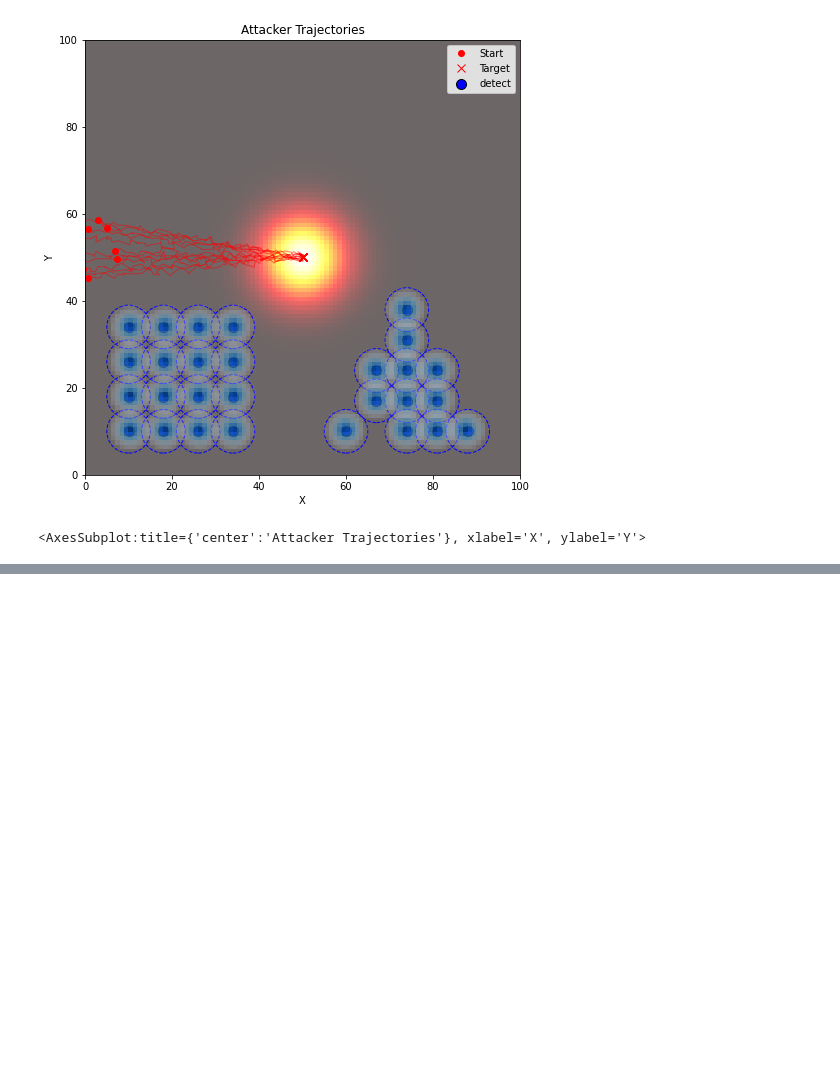
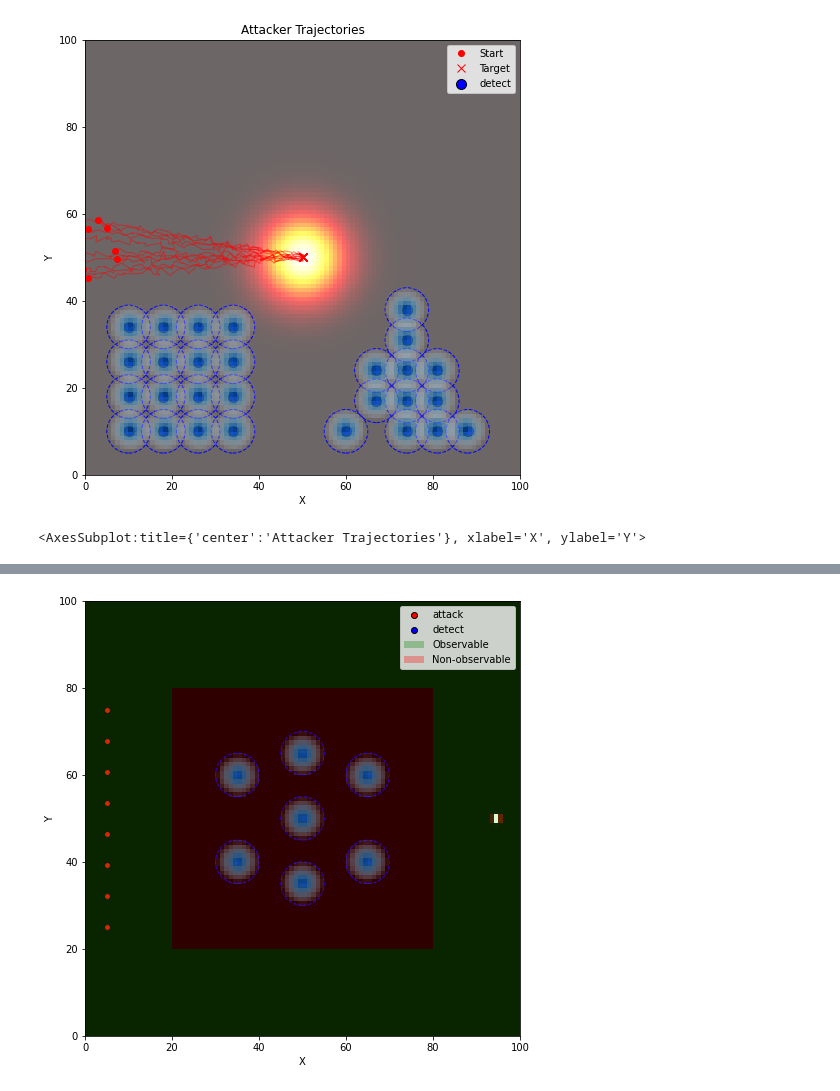
Before and after one commit to Mullerio/EDTHBerlin, a Jupyter notebook: visualize_target.ipynb, the cells around one changed output, grey strips where cells are left out. Drawn from its saved outputs; the diff is of its cells as text; code cells hidden in the pictures; blank space fills up the shorter version.

Commit message:
new env for more local analysis for detection (possibly also intercept but later)

```diff
--- a/visualize_target.ipynb
+++ b/visualize_target.ipynb
@@ -170,0 +173,95 @@ Rectangle and triangle detectors with attackers
+# %%
+# Demo: SectorEnv with fly-through scenario - attackers cross entire grid
+from src.env import SectorEnv
+from src.attackers import Attacker, AttackerSwarm
+from src.detectors import Detector
+from configs import detector_configs
+from src.targets import PointTarget
+import numpy as np
+
+# Create sector environment
+width = 100
+height = 100
+
+# Use a point target on the opposite side of the grid (right side, middle)
+target = PointTarget.at_position(x=95.0, y=50.0, epsilon=0.5)
+sector_env = SectorEnv(width, height, target, default_observable=True)
+
+# Define a large non-observable corridor through the middle (this is where detection is uncertain)
+# The corridor represents a region without radar/satellite coverage
+sector_env.set_rectangular_sector(x0=20, y0=20, w=60, h=60, observable=False)
+
+# Place detector drones strategically in the non-observable region
+# Fewer detectors = longer undetected flight time, more detectors = higher detection probability
+detector_positions = [
+    (35, 40), (35, 60),
+    (50, 35), (50, 50), (50, 65),
+    (65, 40), (65, 60)
+]
+
+for pos in detector_positions:
+    det = Detector(type=detector_configs.DetectorType.RADAR, position=pos)
+    sector_env.add_detector(det)
+
+# Create multiple attackers starting from left side, all heading to same target point on right
+# They fly straight through the non-observable sector
+num_attackers = 8
+start_y_positions = np.linspace(25, 75, num_attackers)
+
+attackers = []
+for y_start in start_y_positions:
+    attacker = Attacker(
+        start_position=(5.0, y_start),
+        target_position=(95.0, 50.0),  # All aim for same point on opposite side
+        speed=2.0,  # 2 units per second
+        speed_noise=0.15,
+        noise_std=0.3
+    )
+    attacker.position = attacker.trajectory[0]
+    sector_env.add_atk_drone(attacker)
+    attackers.append(attacker)
+
+# Visualize the sector environment with all attackers
+print("=== Fly-Through Scenario (Detection in NON-OBSERVABLE region only) ===")
+print(f"Number of attackers: {len(attackers)}")
+print(f"Number of detectors in non-observable zone: {len(detector_positions)}")
+print(f"Target point: (95.0, 50.0)")
+print()
+
+# Analyze each attacker's trajectory
+print("Individual trajectory analysis:")
+for i, attacker in enumerate(attackers):
+    analysis = sector_env.analyze_trajectory(attacker.trajectory, time_per_step=1.0, only_nonobservable=True)
+    print(f"\nAttacker {i+1} (start y={start_y_positions[i]:.1f}):")
+    print(f"  Total flight time: {len(attacker.trajectory)}s")
+    print(f"  Time in non-observable: {analysis['time_in_nonobservable']:.1f}s")
+    print(f"  Cumulative detection prob (non-obs only): {analysis['cumulative_detection_prob']:.2%}")
+    print(f"  Detection chance per second: {analysis['avg_detection_per_second']:.3%}")
+    print(f"  Detection chance per 10s: {analysis['detection_rate_per_interval']['10s']:.2%}")
+    print(f"  Detection chance per 30s: {analysis['detection_rate_per_interval']['30s']:.2%}")
+    t90 = sector_env.time_until_detection(attacker.trajectory, threshold=0.9)
+    print(f"  Time to 90% detection: {t90:.1f}s" if t90 else "  Never reaches 90%")
+
+# Calculate average across all attackers
+avg_cumulative = np.mean([sector_env.analyze_trajectory(a.trajectory, only_nonobservable=True)['cumulative_detection_prob']
+                          for a in attackers])
+avg_per_sec = np.mean([sector_env.analyze_trajectory(a.trajectory, only_nonobservable=True)['avg_detection_per_second']
+                       for a in attackers])
+avg_time_nonobs = np.mean([sector_env.analyze_trajectory(a.trajectory, only_nonobservable=True)['time_in_nonobservable']
+                           for a in attackers])
+
+print("\n=== AVERAGE ACROSS ALL ATTACKERS ===")
+print(f"Average cumulative detection prob: {avg_cumulative:.2%}")
+print(f"Average detection per second: {avg_per_sec:.3%}")
+print(f"Average time in non-observable: {avg_time_nonobs:.1f}s")
+
+# Visualize the environment
+sector_env.visualize(figsize=(10, 8), show_sectors=True)
+
+# Visualize trajectories
+sector_env.visualize_trajectories(figsize=(12, 8), show_heatmap=True)
+
+# Detailed analysis for first attacker
+print("\n=== Detailed Analysis: Attacker 1 ===")
+sector_env.visualize_trajectory_analysis(attackers[0], figsize=(14, 5))
+# %% [output]
@@ -170,0 +285 @@ Rectangle and triangle detectors with attackers
+[figure, added]
```
Also changed, not shown: parts of 3 cells of this notebook, 3 other files.
